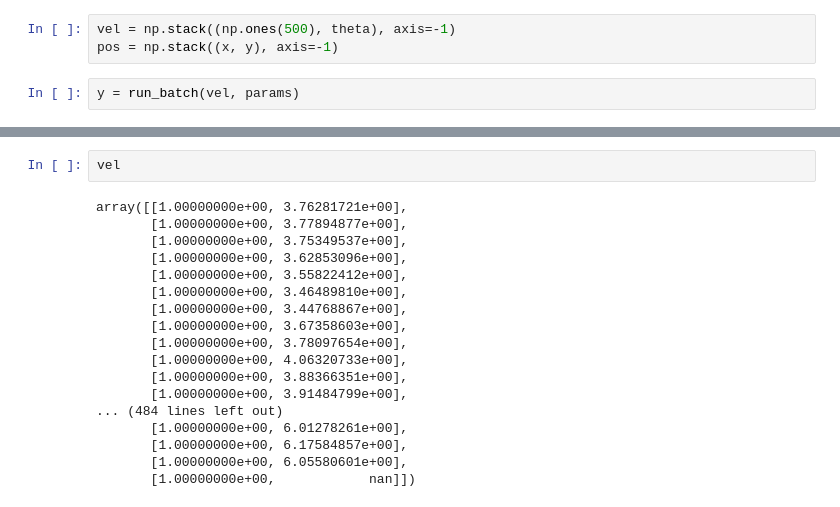
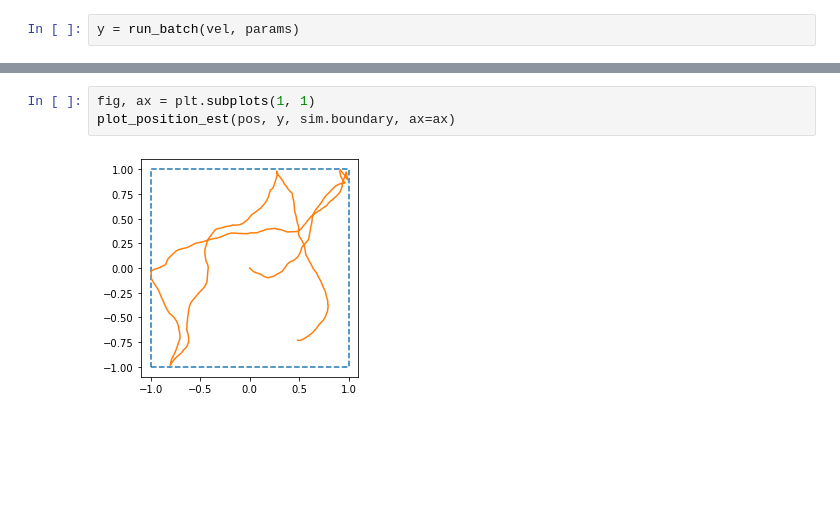
Before and after one commit to conormcgrory/rnn_spatial, a Jupyter notebook: test_path_rnn.ipynb, the cells around one changed output, grey strips where cells are left out. Drawn from its saved outputs; the diff is of its cells as text; blank space fills up the shorter version.

```diff
--- a/test_path_rnn.ipynb
+++ b/test_path_rnn.ipynb
@@ -23,8 +23,5 @@ sim.plot_position(x, y, ax=ax)
 # %%
 params = get_init_params(rng)
-# %%
-vel = np.stack((np.ones(500), theta), axis=-1)
-pos = np.stack((x, y), axis=-1)
 # %%
 y = run_batch(vel, params)
 # %%
@@ -34,20 +31,5 @@ nan
 # %%
-vel
+fig, ax = plt.subplots(1, 1)
+plot_position_est(pos, y, sim.boundary, ax=ax)
 # %% [output]
-array([[1.00000000e+00, 3.76281721e+00],
-       [1.00000000e+00, 3.77894877e+00],
-       [1.00000000e+00, 3.75349537e+00],
-       [1.00000000e+00, 3.62853096e+00],
-       [1.00000000e+00, 3.55822412e+00],
-       [1.00000000e+00, 3.46489810e+00],
-       [1.00000000e+00, 3.44768867e+00],
-       [1.00000000e+00, 3.67358603e+00],
-       [1.00000000e+00, 3.78097654e+00],
-       [1.00000000e+00, 4.06320733e+00],
-       [1.00000000e+00, 3.88366351e+00],
-       [1.00000000e+00, 3.91484799e+00],
-... (484 lines left out)
-       [1.00000000e+00, 6.01278261e+00],
-       [1.00000000e+00, 6.17584857e+00],
-       [1.00000000e+00, 6.05580601e+00],
-       [1.00000000e+00,            nan]])
+[figure, added]
```
Also changed, not shown: parts of 8 cells of this notebook, 4 other files.
